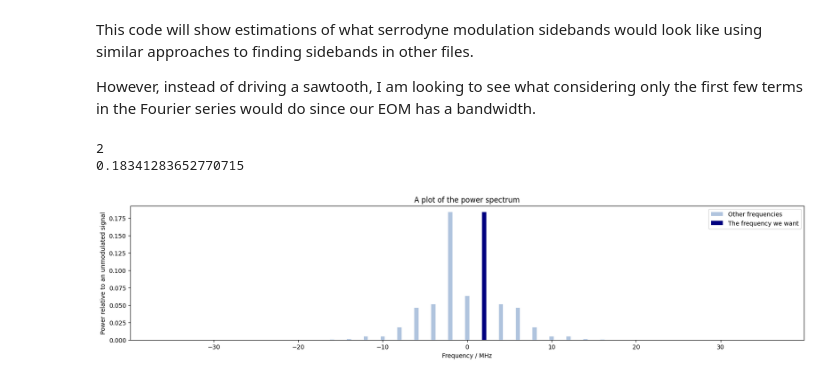
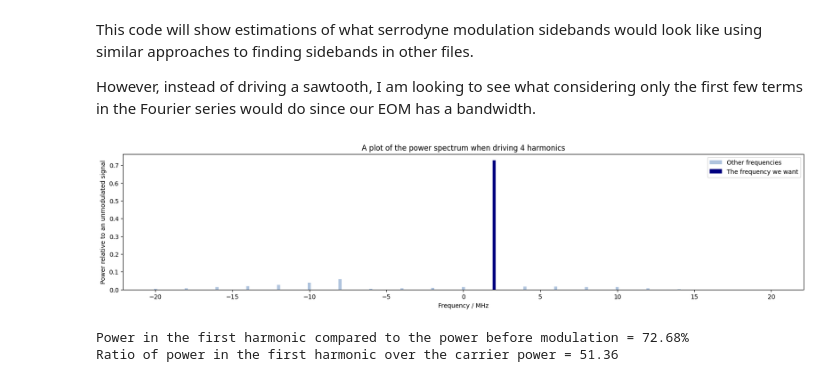
Before and after one commit to 0llieHale11/Finding-Modulation-Indices, a Jupyter notebook: Serrodyne.ipynb, the cells around one changed output. Drawn from its saved outputs; the diff is of its cells as text; code cells hidden in the pictures.

```diff
--- a/Serrodyne.ipynb
+++ b/Serrodyne.ipynb
@@ -35,7 +38,7 @@ for p in itertools.product(values, repeat = np.size(W)):        #intertools prod
     Orders.append(p)
 
 #Use the same function as before to find the powers at different frequencies
-def FreqAndPower(Orders,ModIndices):
+def FreqAndAmp(Orders,ModIndices):
 
     Freq = 0
     for i in range(0, np.size(Orders)):
@@ -44,34 +47,48 @@ def FreqAndPower(Orders,ModIndices):
     Amp = 1
     for x in range(np.size(ModIndices)):
         Amp *= special.jv(Orders[x], ModIndices[x])
-    Power = Amp**2
-    return(Freq,Power)
+    return(Freq,Amp)
 
 #find the freqs and
-Frequencies , Powers = [] , []
+UnorderedFrequencies , UnorderedAmps = [] , []
 for i in range(0, NumberOfPlots):
-    Ftemp, Powertemp = FreqAndPower(Orders[i],Indices)
-    Frequencies.append(Ftemp)
-    Powers.append(Powertemp)
+    UnorderedFtemp, UnorderedAmptemp = FreqAndAmp(Orders[i],Indices)
+    UnorderedFrequencies.append(UnorderedFtemp)
+    UnorderedAmps.append(UnorderedAmptemp)
 
-#plot the first order seperately
-index = Powers.index(max(Powers))
-F = Frequencies[index]
-print(F)
-print(max(Powers))
+#but this is not finding the total amplitudes at each frequency, rather the amplitudes for each tone modulated at without summing them.
+
+#make a list of all of the frequencies we should be plotting:
+Frequencies = np.linspace(-MaxFreq, MaxFreq, MaxFreq +1)
+
+#now find the powers for each of these frequencies
+Powers = []
+for f in range(0,np.size(Frequencies)):
+    mask = UnorderedFrequencies == Frequencies[f]
+    A = []
+    A.append(np.array(UnorderedAmps)[mask])
+    Powers.append(sum(sum(A))**2)       #sum twice since this is a list of arrays
+
+mask = Powers == max(Powers)
+F = Frequencies[mask]
+P = max(Powers)
-# %% [output]
-2
-0.18341283652770715
 # %%
 #plot th power spectrum
 plt.figure(figsize=(20,4))
-plt.bar(Frequencies, Powers,width=0.5, color='lightsteelblue', label = 'Other frequencies')
-plt.bar(F, P, width =0.5, color = 'navy', label = 'The frequency we want')
+plt.bar(Frequencies, Powers,width=0.2, color='lightsteelblue', label = 'Other frequencies')
+plt.bar(F, P, width =0.2, color = 'navy', label = 'The frequency we want')
 
 plt.legend()
 plt.xlabel('Frequency / MHz')
 plt.ylabel('Power relative to an unmodulated signal')
-plt.title('A plot of the power spectrum')
+plt.title('A plot of the power spectrum when driving ' + str(N) + ' harmonics')
 plt.show()
 # %% [output]
-[figure, old version]
+[figure, new version]
+# %%
+#ratio of power in 0th order to 1st order:
+print('Power in the first harmonic compared to the power before modulation = ' + str(round(P*100,2)) + '%')
+print('Ratio of power in the first harmonic over the carrier power = ' + str(round(P/Powers[10],2)))
+# %% [output]
+Power in the first harmonic compared to the power before modulation = 72.68%
+Ratio of power in the first harmonic over the carrier power = 51.36
```
Also changed, not shown: parts of 1 cell of this notebook, 1 other file.
